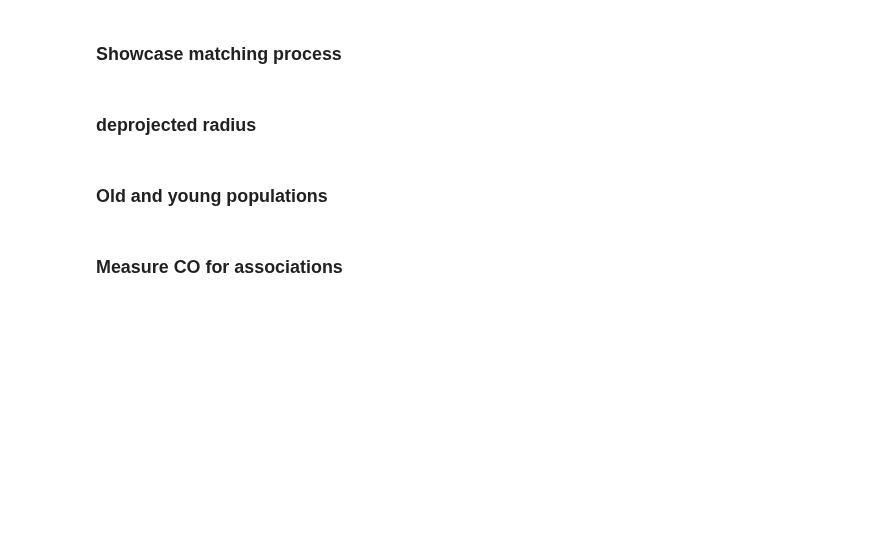
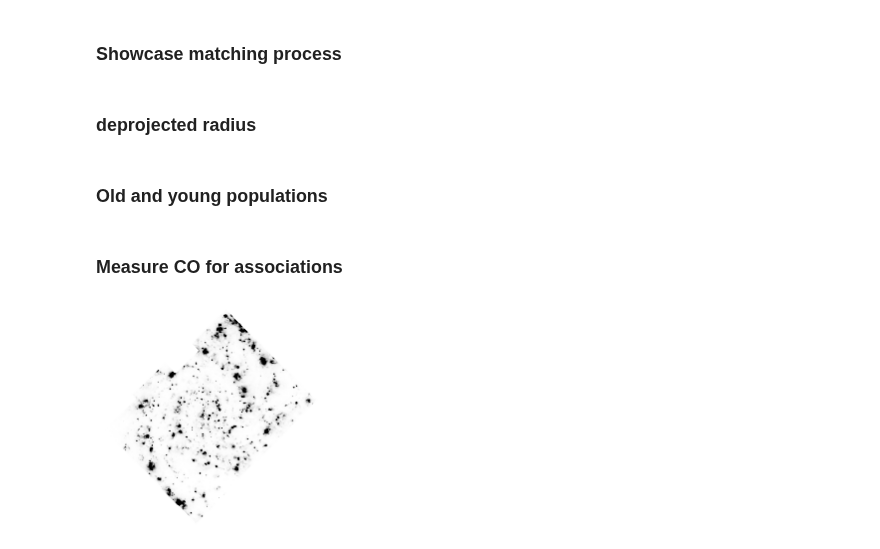
Before and after one commit to fschmnn/gas-around-stars, a Jupyter notebook: notebooks/Project2 Clusters+HII-Regions Single.ipynb, the cells around one changed output. Drawn from its saved outputs; the diff is of its cells as text; code cells hidden in the pictures; blank space fills up the shorter version.

```diff
--- a/notebooks/Project2 Clusters+HII-Regions Single.ipynb
+++ b/notebooks/Project2 Clusters+HII-Regions Single.ipynb
@@ -42,7 +42,7 @@ version = 'v1p2'
 HSTband = 'nuv'
 scalepc = 32
 
-name = 'NGC7496'
+name = 'NGC0628'
 # %% [markdown]
 ### MUSE (DAP + nebulae catalogues)
 # %%
@@ -2790,3 +2896,13 @@ from starburst import Cluster
 
 cluster = Cluster(stellar_model='GENEVAv40',metallicity=0.014)
 cluster.measure_FUV()
+# %%
+print('    age  EW(HA)  Ha/FUV')
+for age in [1,2,4,6,8,10]:
+    idx = np.argmin(np.abs(cluster.ewidth['Time'].value/1e6-age))
+    ew_ratio = cluster.ewidth['eq_width_H_A'][idx]/cluster.ewidth['eq_width_H_A'][0]
+
+    HaFUV_age = cluster.ewidth['Luminosity_H_A'][idx]/cluster.FUV['FUV'][idx]
+    HaFUV_0   = cluster.ewidth['Luminosity_H_A'][0]/cluster.FUV['FUV'][0]
+
+    print(f'{age:>3} Myr {100*ew_ratio:>5.0f} % {100*HaFUV_age/HaFUV_0:>5.0f} %')
@@ -4334,3 +4455,13 @@ ax.scatter(x_asc[~mask],y_asc[~mask],color='tab:green',s=0.1,lw=0.05)
 
 plt.savefig('gmc_asc.pdf',dpi=600)
 plt.show()
+# %%
+fig,ax=plt.subplots()
+
+norm = simple_norm(Halpha.data,clip=False,percent=95)
+ax.imshow(Halpha.data,norm=norm,origin='lower',cmap=plt.cm.Greys)
+ax.axis('off')
+
+plt.show()
+# %% [output]
+[figure, added]
```
Also changed, not shown: parts of 15 cells of this notebook, 2 other files.
